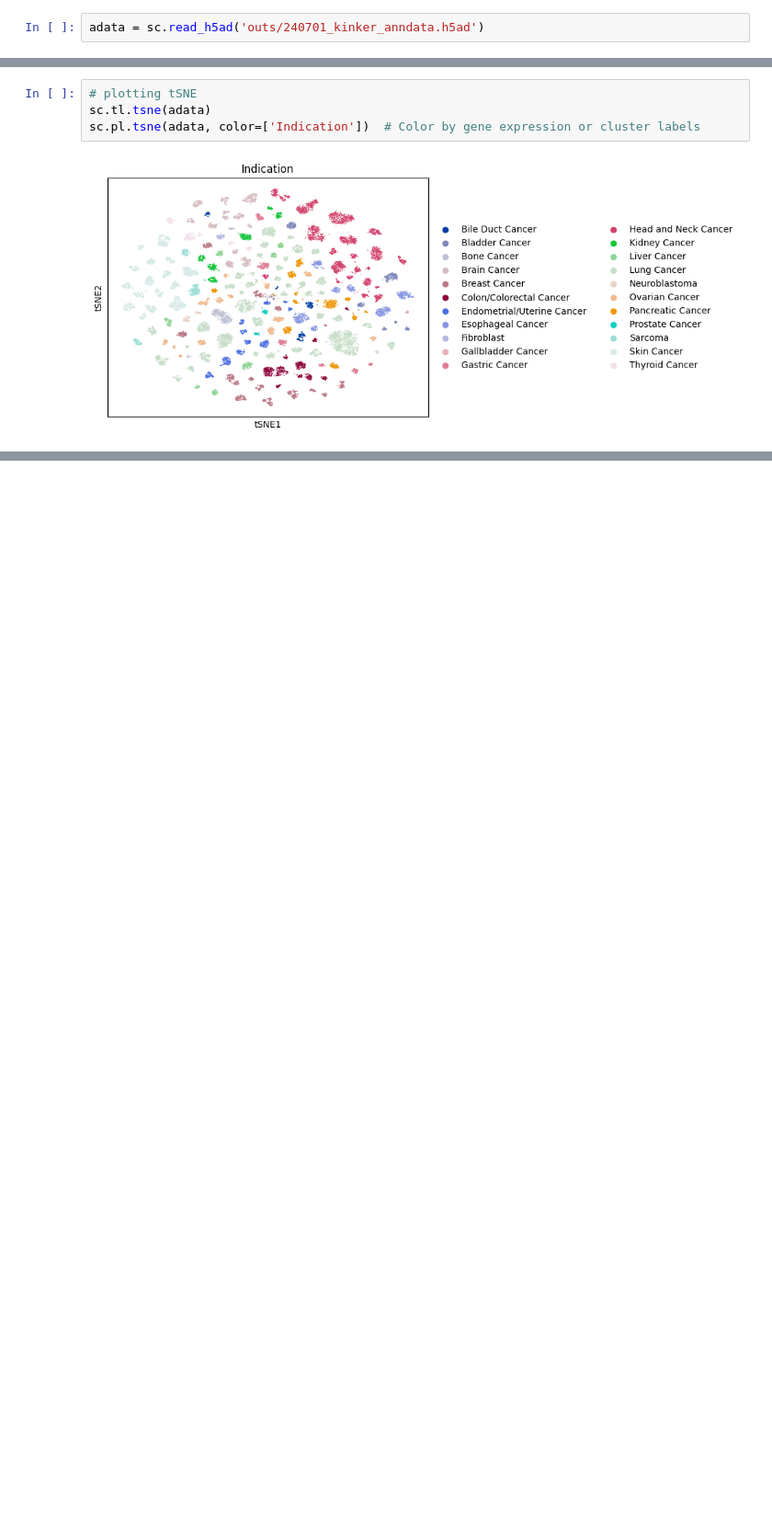
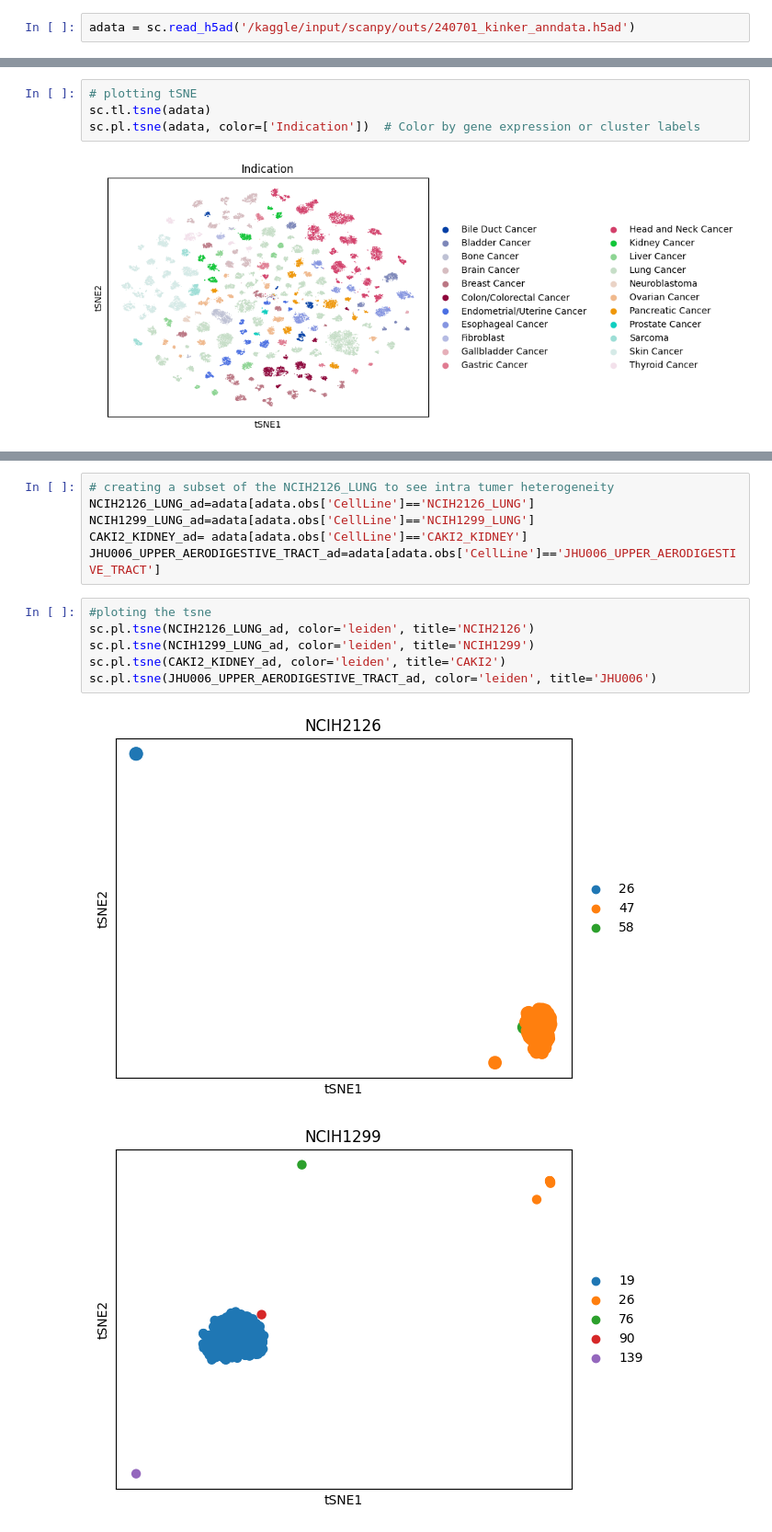
Before and after one commit to IbrahimFangary/F1L-exploration-of-antibody-therapies-using-scRNA-from-cancer-cell-lines, a Jupyter notebook: scanpy .ipynb, the cells around one changed output, grey strips where cells are left out. Shown at 92% size. Cells and saved outputs as stored; diff of their text form; blank space fills up the shorter version.

Commit message:
Kaggle Notebook | scanpy2 | Version 1

```diff
--- a/scanpy .ipynb
+++ b/scanpy .ipynb
@@ -10,7 +39,7 @@ import scanpy as sc
 import seaborn as sns
 import matplotlib.pyplot as plt
 # %%
-adata = sc.read_h5ad('outs/240701_kinker_anndata.h5ad')
+adata = sc.read_h5ad('/kaggle/input/scanpy/outs/240701_kinker_anndata.h5ad')
 # %%
 def BasicScanpyPreprocessing(adata, n_top_genes=2000, n_neighbors=10, n_pcs=40, random_state=20):
     sc.pp.normalize_total(adata, target_sum=1e4)
@@ -79,0 +123,15 @@ sc.pl.umap(adata, color='ProtDegra_score')
+# %%
+# creating a subset of the NCIH2126_LUNG to see intra tumer heterogeneity
+NCIH2126_LUNG_ad=adata[adata.obs['CellLine']=='NCIH2126_LUNG']
+NCIH1299_LUNG_ad=adata[adata.obs['CellLine']=='NCIH1299_LUNG']
+CAKI2_KIDNEY_ad= adata[adata.obs['CellLine']=='CAKI2_KIDNEY']
+JHU006_UPPER_AERODIGESTIVE_TRACT_ad=adata[adata.obs['CellLine']=='JHU006_UPPER_AERODIGESTIVE_TRACT']
+# %%
+#ploting the tsne
+sc.pl.tsne(NCIH2126_LUNG_ad, color='leiden', title='NCIH2126')
+sc.pl.tsne(NCIH1299_LUNG_ad, color='leiden', title='NCIH1299')
+sc.pl.tsne(CAKI2_KIDNEY_ad, color='leiden', title='CAKI2')
+sc.pl.tsne(JHU006_UPPER_AERODIGESTIVE_TRACT_ad, color='leiden', title='JHU006')
+# %% [output]
+[figure, added]
+[figure, added]
```
Also changed, not shown: parts of 20 cells of this notebook.
